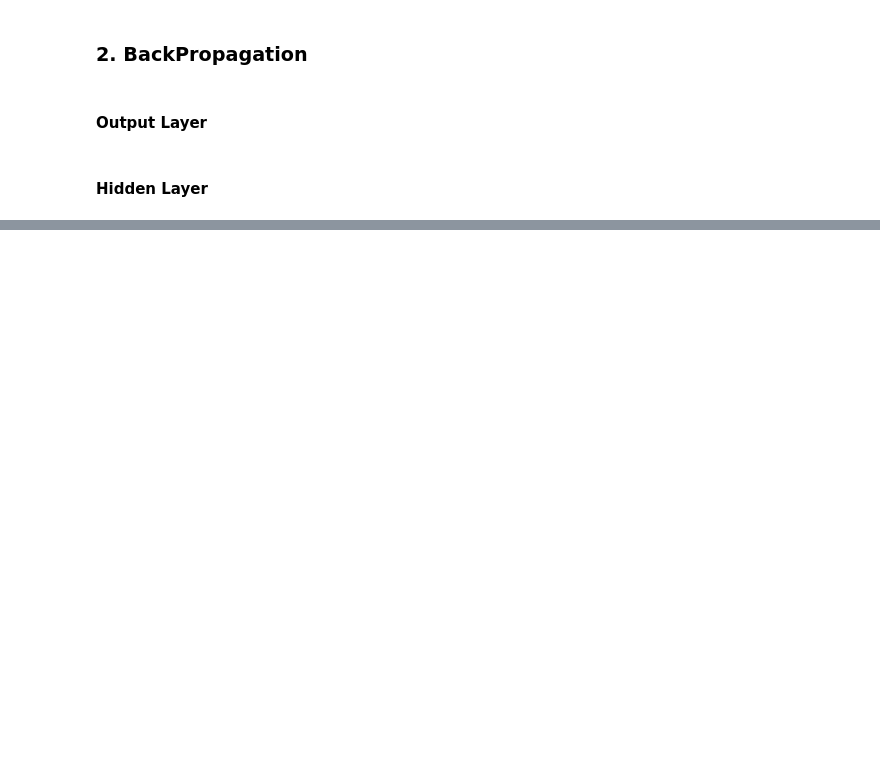
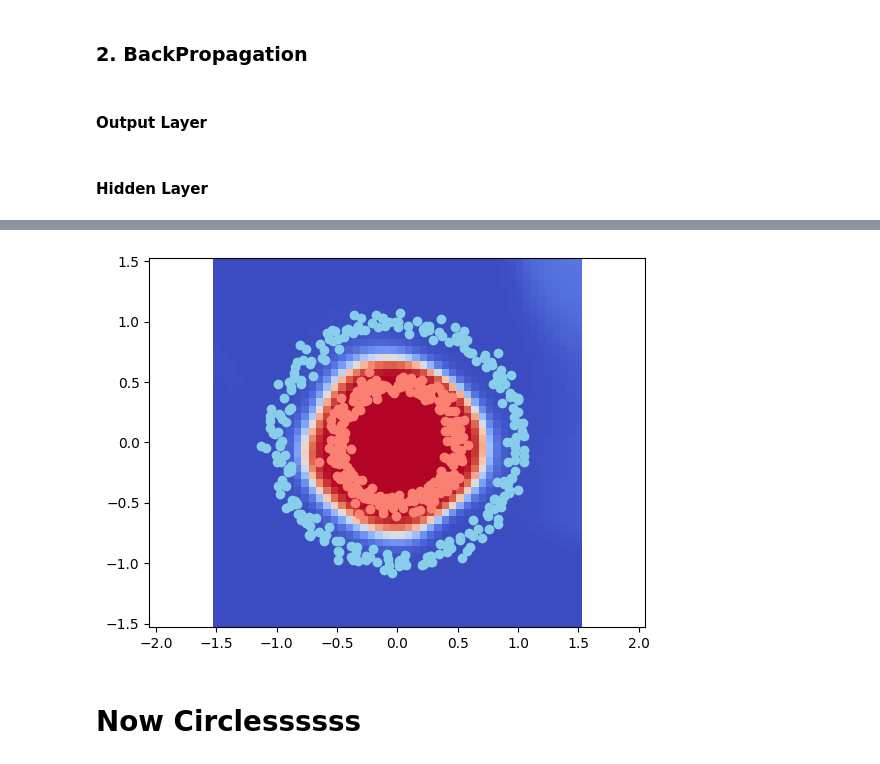
Before and after one commit to Mr-Hockatt/It-Takes-125-Songs-To-Create-a-Neural-Network-From-Scratch, a Jupyter notebook: NeuralNetworksPlayground.ipynb, the cells around one changed output, grey strips where cells are left out. Cells and saved outputs as stored; diff of their text form; code cells hidden in the pictures; blank space fills up the shorter version.

```diff
--- a/NeuralNetworksPlayground.ipynb
+++ b/NeuralNetworksPlayground.ipynb
@@ -411,0 +565,17 @@ array([[0.1116404 , 0.09876462, 0.1009508 , 0.09334475, 0.10237222,
+# %%
+I = 2
+O = 1
+hidden_topology = [4, 8]
+
+
+NN = NeuralNetwork(I, hidden_topology, O, MeanSquaredError)
+# %%
+learning_rate = 0.1
+Y = Y.reshape(Y.shape[0], 1)
+
+for i in range(1):
+
+    y = NN.feed_forward(X)
+    NN.back_propagate(X, Y, learning_rate)
+
+    print(f"Current Loss: {np.round(loss_function.cost(Y, y), 3)}")
@@ -411,0 +584,20 @@ array([[0.1116404 , 0.09876462, 0.1009508 , 0.09334475, 0.10237222,
+# %%
+resolution = 50
+xmesh = np.linspace(-1.5, 1.5, resolution)
+ymesh = np.linspace(-1.5, 1.5, resolution)
+y_mapped = np.zeros((resolution, resolution))
+
+for i, xx in enumerate(xmesh):
+    for j, yy in enumerate(ymesh):
+        y_mapped[i, j] = NN.feed_forward(np.array([xx, yy]))
+
+plotter.pcolormesh(xmesh, ymesh, y_mapped, cmap="coolwarm")
+yhat = NN.feed_forward(X).reshape(500)
+plotter.scatter(X[yhat < 0.5, 0], X[yhat < 0.5, 1], c="skyblue")
+plotter.scatter(X[yhat >= 0.5, 0], X[yhat >= 0.5, 1], c="salmon")
+plotter.axis("equal")
+plotter.show()
+# %% [output]
+[figure, added]
+# %% [markdown]
+# Now Circlessssss
```
Also changed, not shown: parts of 78 cells of this notebook, 3 other files.
